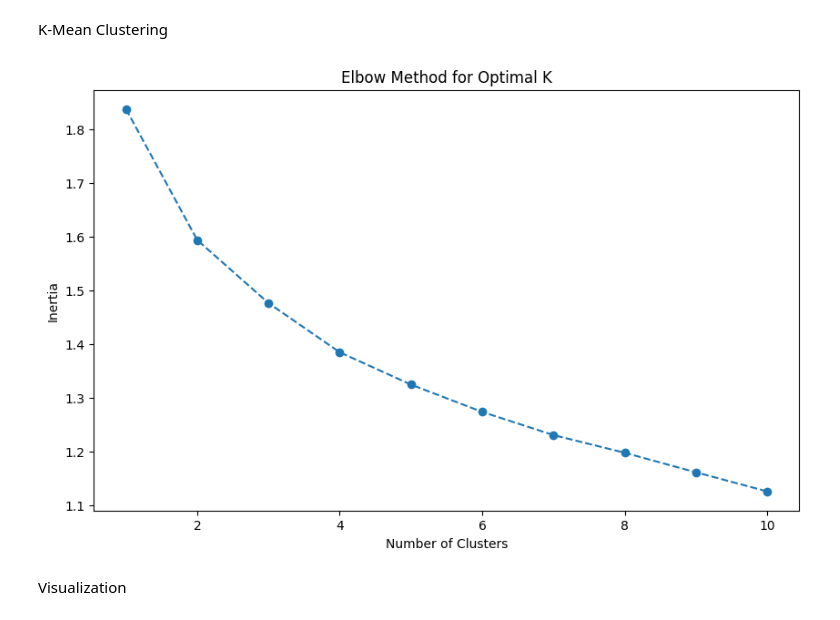
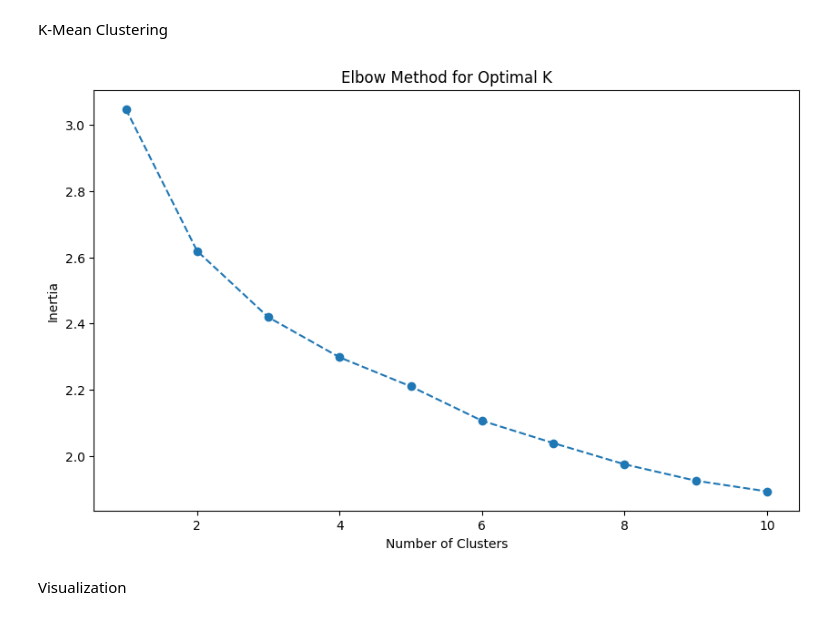
Before and after one commit to QuangAPL/PhD_Dissertation, a Jupyter notebook: S10_Clustering.ipynb, the cells around one changed output. Cells and saved outputs as stored; diff of their text form; code cells hidden in the pictures.

```diff
--- a/S10_Clustering.ipynb
+++ b/S10_Clustering.ipynb
@@ -6,7 +6,7 @@ from sklearn.cluster import KMeans
 import numpy as np
 
 # Load the TF-IDF vectors from the CSV file
-tfidf_vectors = pd.read_csv('tfidf_vectorized_300.csv', index_col=0)
+tfidf_vectors = pd.read_csv('vectorized_tfidf_500.csv', index_col=0)
 
 # Convert the DataFrame to a numpy array
 X = tfidf_vectors.values
@@ -18,7 +18,7 @@ TF-IDF matrix shape: (300, 4999)
 Apply K-Means Clustering
 # %%
 # Number of clusters
-num_clusters = 6
+num_clusters = 8
 
 # Apply K-Means clustering
 kmeans = KMeans(n_clusters=num_clusters, random_state=42)
@@ -226,36 +226,36 @@ from sklearn.cluster import KMeans
 import matplotlib.pyplot as plt
 
 # Load embedded data from CSV file
-embedded_data = pd.read_csv("vectorized_word2vec_300.csv")
+embedded_data = pd.read_csv("vectorized_word2vec_500.csv")
 
 # Determine the optimal number of clusters using the elbow method
 inertia = []
 for k in range(1, 11):
     kmeans = KMeans(n_clusters=k, random_state=42)
     kmeans.fit(embedded_data)
     inertia.append(kmeans.inertia_)
 
 # Plot the elbow curve
 plt.figure(figsize=(10, 6))
 plt.plot(range(1, 11), inertia, marker='o', linestyle='--')
 plt.xlabel('Number of Clusters')
 plt.ylabel('Inertia')
 plt.title('Elbow Method for Optimal K')
 plt.show()
 
 # Based on the elbow curve, select the optimal number of clusters and perform K-Means clustering
 optimal_k = 4  # Adjust this based on the elbow curve
 kmeans = KMeans(n_clusters=optimal_k, random_state=42)
 cluster_labels = kmeans.fit_predict(embedded_data)
 
 # Add cluster labels to the embedded data
 embedded_data_with_labels = embedded_data.copy()
 embedded_data_with_labels['Cluster'] = cluster_labels
 
 # Save the clustered data to a new CSV file
-embedded_data_with_labels.to_csv("clustered_word2vec_300.csv", index=False)
+embedded_data_with_labels.to_csv("clustered_word2vec_500.csv", index=False)
 # %% [output]
-[figure, old version]
+[figure, new version]
 # %% [markdown]
 Visualization
 # %%
```
Also changed, not shown: parts of 14 cells of this notebook, 9 other files.
